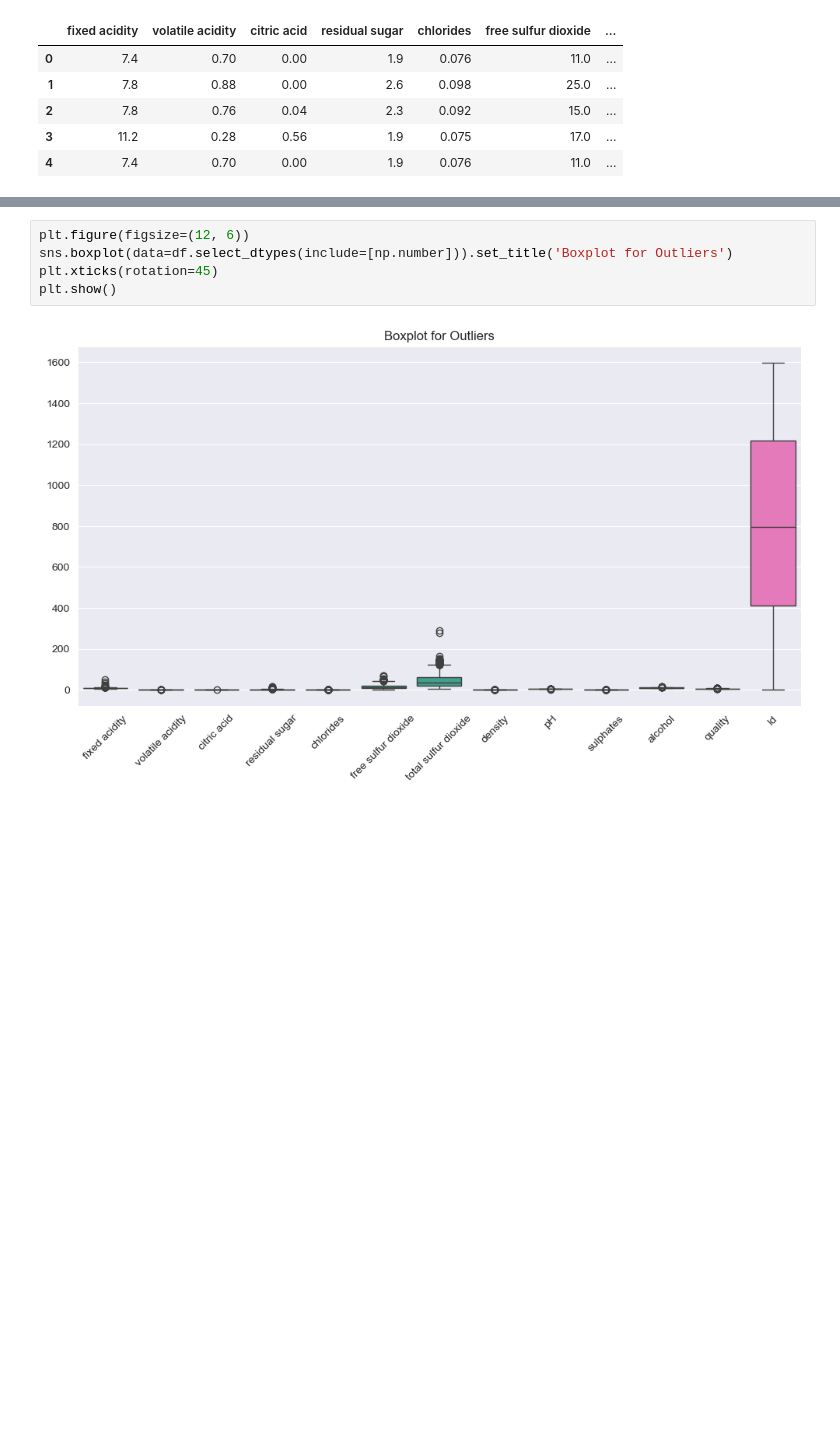
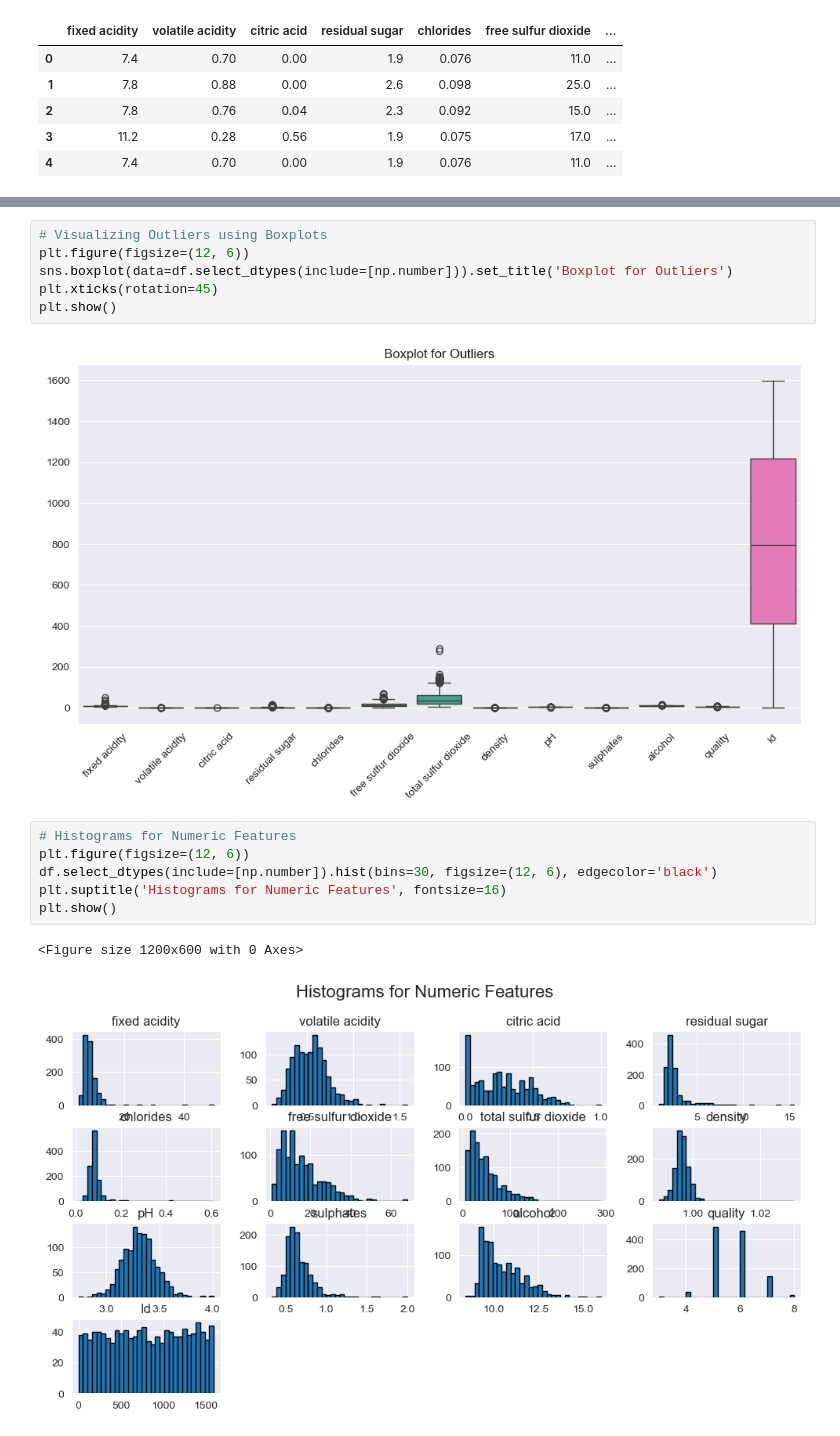
Before and after one commit to nazar-khimin/data-test-tasks, a Jupyter notebook: notebooks/data_quality_checks.ipynb, the cells around one changed output, grey strips where cells are left out. Drawn from its saved outputs; the diff is of its cells as text; blank space fills up the shorter version.

```diff
--- a/notebooks/data_quality_checks.ipynb
+++ b/notebooks/data_quality_checks.ipynb
@@ -76,9 +80,19 @@ plt.show()
 # %% [output]
 [figure]
 # %%
+# Visualizing Outliers using Boxplots
 plt.figure(figsize=(12, 6))
 sns.boxplot(data=df.select_dtypes(include=[np.number])).set_title('Boxplot for Outliers')
 plt.xticks(rotation=45)
 plt.show()
 # %% [output]
 [figure]
+# %%
+# Histograms for Numeric Features
+plt.figure(figsize=(12, 6))
+df.select_dtypes(include=[np.number]).hist(bins=30, figsize=(12, 6), edgecolor='black')
+plt.suptitle('Histograms for Numeric Features', fontsize=16)
+plt.show()
+# %% [output]
+<Figure size 1200x600 with 0 Axes>
+[figure, added]
```
Also changed, not shown: parts of 5 cells of this notebook.
